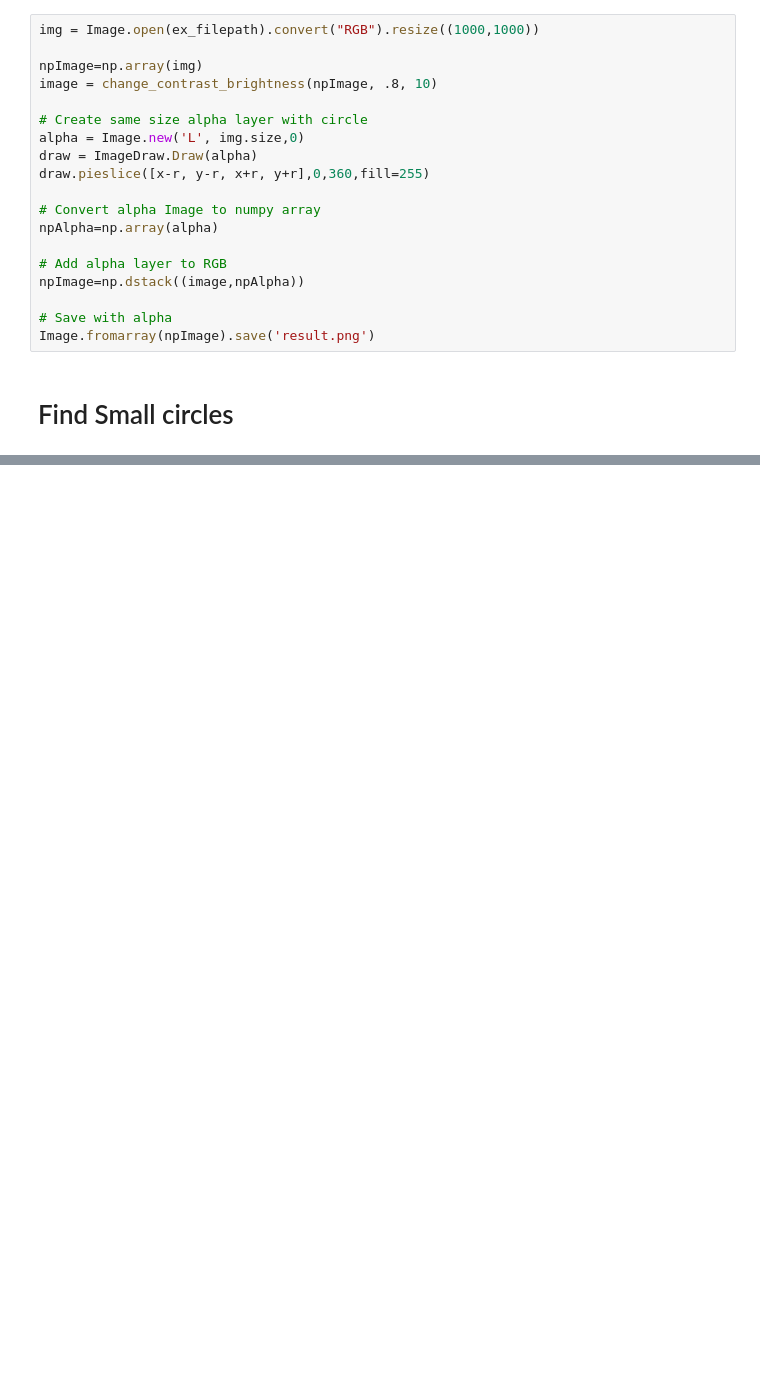
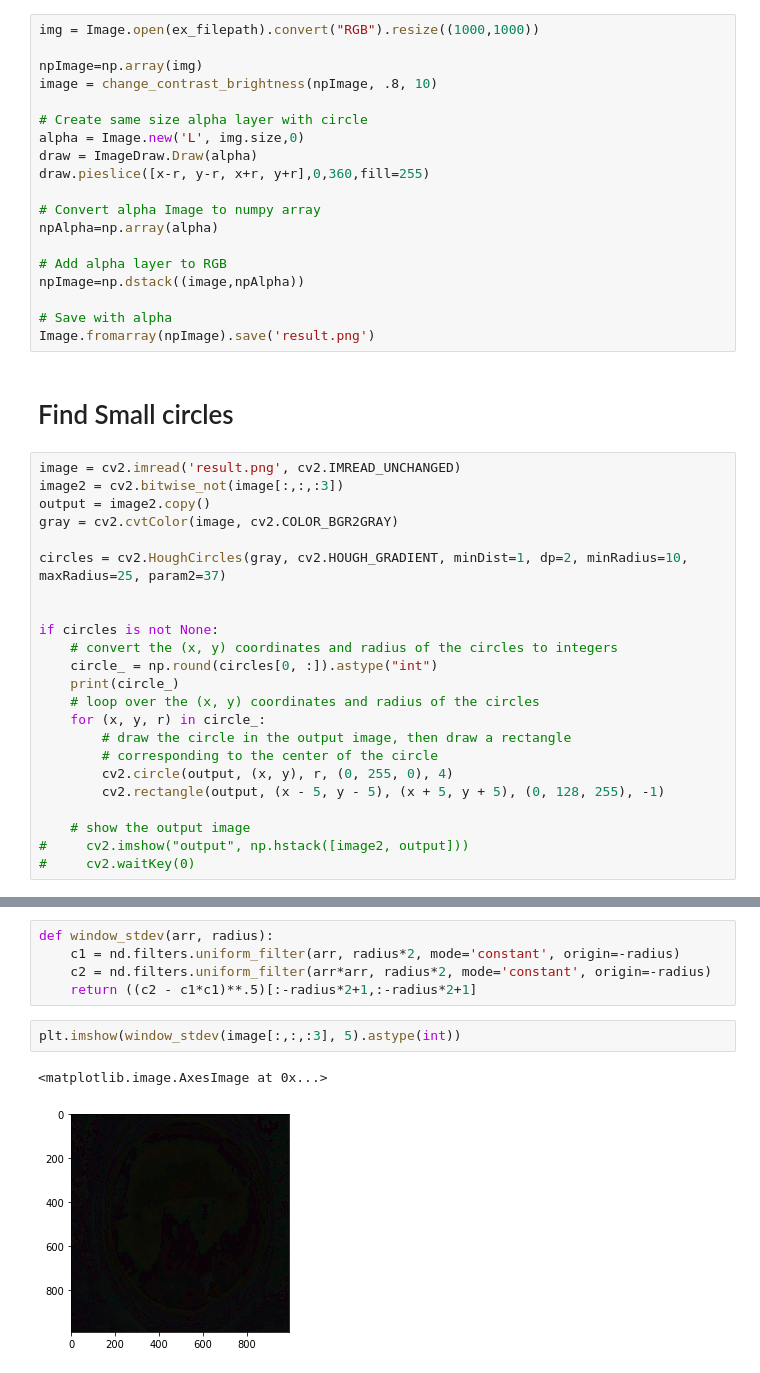
Before and after one commit to aschams/Marsican, a Jupyter notebook: Detect_Circles.ipynb, the cells around one changed output, grey strips where cells are left out. Cells and saved outputs as stored; diff of their text form; blank space fills up the shorter version.

```diff
--- a/Detect_Circles.ipynb
+++ b/Detect_Circles.ipynb
@@ -73,3 +84,26 @@ npImage=np.dstack((image,npAlpha))
 Image.fromarray(npImage).save('result.png')
 # %% [markdown]
 # Find Small circles
+# %%
+image = cv2.imread('result.png', cv2.IMREAD_UNCHANGED)
+image2 = cv2.bitwise_not(image[:,:,:3])
+output = image2.copy()
+gray = cv2.cvtColor(image, cv2.COLOR_BGR2GRAY)
+
+circles = cv2.HoughCircles(gray, cv2.HOUGH_GRADIENT, minDist=1, dp=2, minRadius=10, maxRadius=25, param2=37)
+
+
+if circles is not None:
+    # convert the (x, y) coordinates and radius of the circles to integers
+    circle_ = np.round(circles[0, :]).astype("int")
+    print(circle_)
+    # loop over the (x, y) coordinates and radius of the circles
+    for (x, y, r) in circle_:
+        # draw the circle in the output image, then draw a rectangle
+        # corresponding to the center of the circle
+        cv2.circle(output, (x, y), r, (0, 255, 0), 4)
+        cv2.rectangle(output, (x - 5, y - 5), (x + 5, y + 5), (0, 128, 255), -1)
+
+    # show the output image
+#     cv2.imshow("output", np.hstack([image2, output]))
+#     cv2.waitKey(0)
@@ -75,0 +122,10 @@ Image.fromarray(npImage).save('result.png')
+# %%
+def window_stdev(arr, radius):
+    c1 = nd.filters.uniform_filter(arr, radius*2, mode='constant', origin=-radius)
+    c2 = nd.filters.uniform_filter(arr*arr, radius*2, mode='constant', origin=-radius)
+    return ((c2 - c1*c1)**.5)[:-radius*2+1,:-radius*2+1]
+# %%
+plt.imshow(window_stdev(image[:,:,:3], 5).astype(int))
+# %% [output]
+<matplotlib.image.AxesImage at 0x...>
+[figure, added]
```
Also changed, not shown: parts of 7 cells of this notebook.
